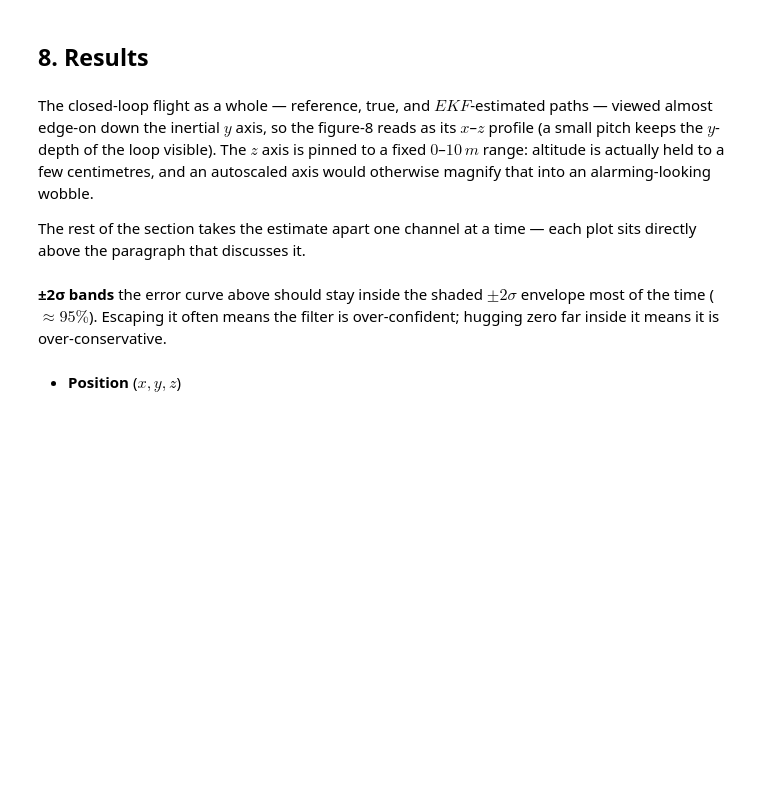
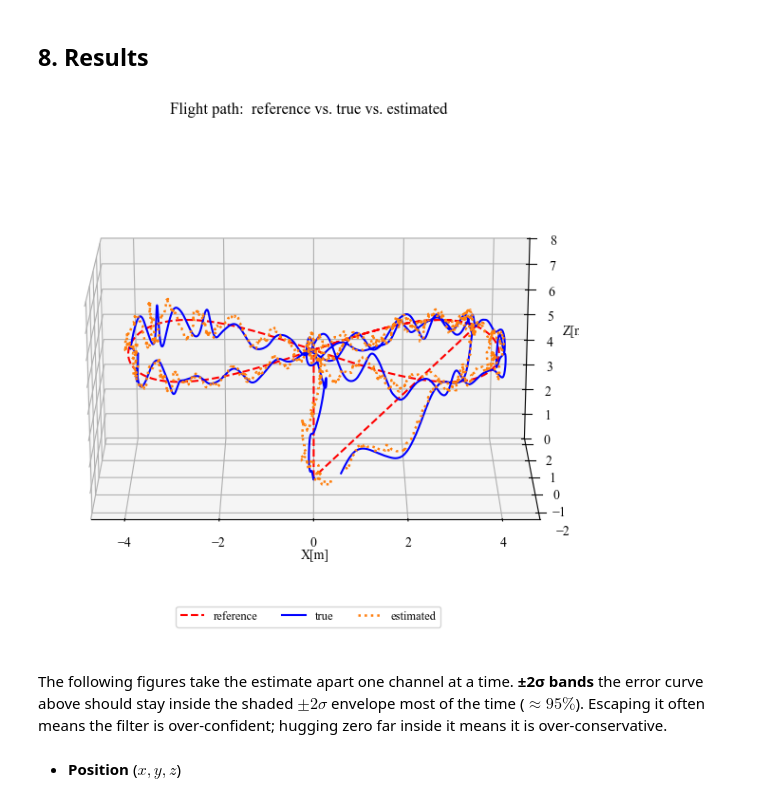
Before and after one commit to C4dynamics/c4dynamics, a Jupyter notebook: docs/source/programs/ekf_estimation/quad_ekf.ipynb, the cells around one changed output. Cells and saved outputs as stored; diff of their text form; code cells hidden in the pictures; blank space fills up the shorter version.

Commit message:
final edges

```diff
--- a/docs/source/programs/ekf_estimation/quad_ekf.ipynb
+++ b/docs/source/programs/ekf_estimation/quad_ekf.ipynb
@@ -679,10 +679,3 @@ EKF closed-loop complete.
 # %% [markdown]
 <a id="8"></a>
 ## 8. Results
-# %% [markdown]
-The closed-loop flight as a whole — reference, true, and $EKF$-estimated paths — viewed almost edge-on down the inertial $y$ axis, so the figure-8 reads as its $x$–$z$ profile (a small pitch keeps the $y$-depth of the loop visible). The $z$ axis is pinned to a fixed $0$–$10\,m$ range: altitude is actually held to a few centimetres, and an autoscaled axis would otherwise magnify that into an alarming-looking wobble.
-
-The rest of the section takes the estimate apart one channel at a time — each plot sits directly above the paragraph that discusses it.
-# %% [markdown]
-**±2σ bands**
-the error curve above should stay inside the shaded $±2σ$ envelope most of the time ($≈95\%$). Escaping it often means the filter is over-confident; hugging zero far inside it means it is over-conservative.
@@ -749,3 +682,10 @@ fig.tight_layout()
+# %%
+# The whole flight, viewed edge-on against the x-z plane.
+fig = quad_ekf.plot_trajectory_3d(truth, est, config)
+# %% [output]
+[figure, added]
+# %% [markdown]
+The following figures take the estimate apart one channel at a time. **±2σ bands** the error curve above should stay inside the shaded $±2σ$ envelope most of the time ($≈95\%$). Escaping it often means the filter is over-confident; hugging zero far inside it means it is over-conservative.
 # %% [markdown]
 - **Position** ($x,y,z$)
 # %%
```
Also changed, not shown: parts of 13 cells of this notebook, 1 other file.
